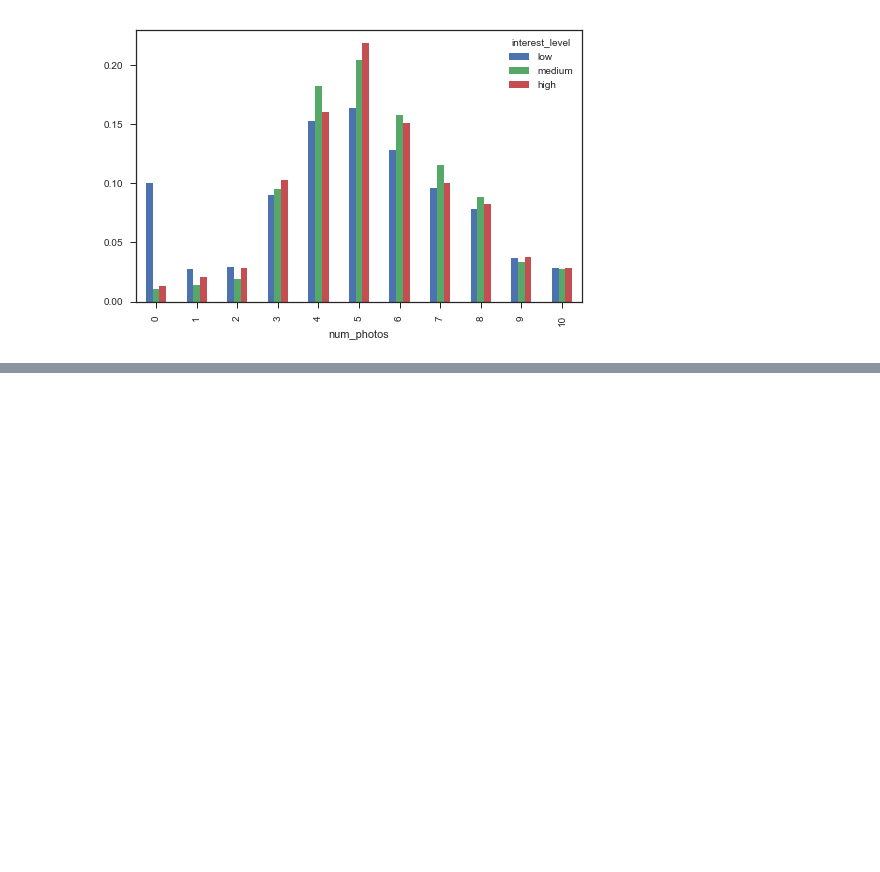
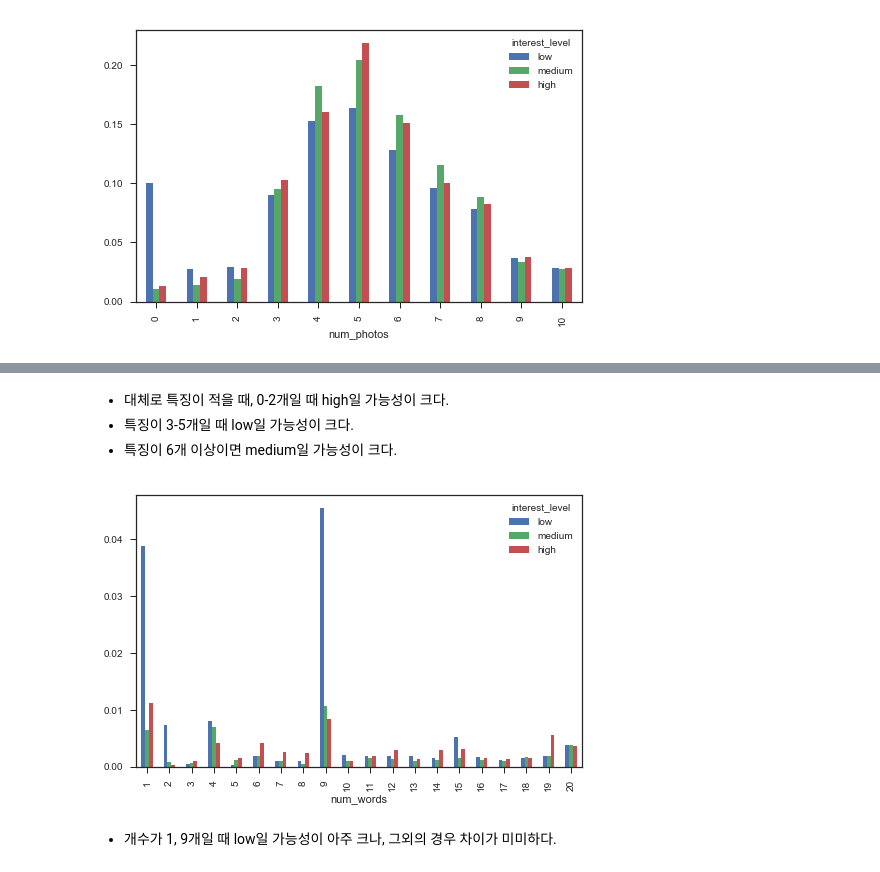
Before and after one commit to byungjun0689/DataScience, a Jupyter notebook: 8. Kaggle/17. Newyork Apartment/Following pycon data.ipynb, the cells around one changed output, grey strips where cells are left out. Saved outputs shown, nothing was run; the diff lists cells and outputs as text; code cells hidden in the pictures; blank space fills up the shorter version.

```diff
--- a/8. Kaggle/17. Newyork Apartment/Following pycon data.ipynb
+++ b/8. Kaggle/17. Newyork Apartment/Following pycon data.ipynb
@@ -347,0 +364,13 @@ plt.show()
+# %% [markdown]
+ - 대체로 특징이 적을 때, 0-2개일 때 high일 가능성이 크다.
+ - 특징이 3-5개일 때 low일 가능성이 크다.
+ - 특징이 6개 이상이면 medium일 가능성이 크다.
+# %%
+words = train_df.groupby(['num_words', 'interest_level'])['num_words'].count().unstack('interest_level').fillna(0)
+words /= words.sum()
+words.ix[:20, ['low', 'medium', 'high']].plot(kind='bar')
+plt.show()
+# %% [output]
+[figure, added]
+# %% [markdown]
+ - 개수가 1, 9개일 때 low일 가능성이 아주 크나, 그외의 경우 차이가 미미하다.
```
Also changed, not shown: parts of 14 cells of this notebook.
